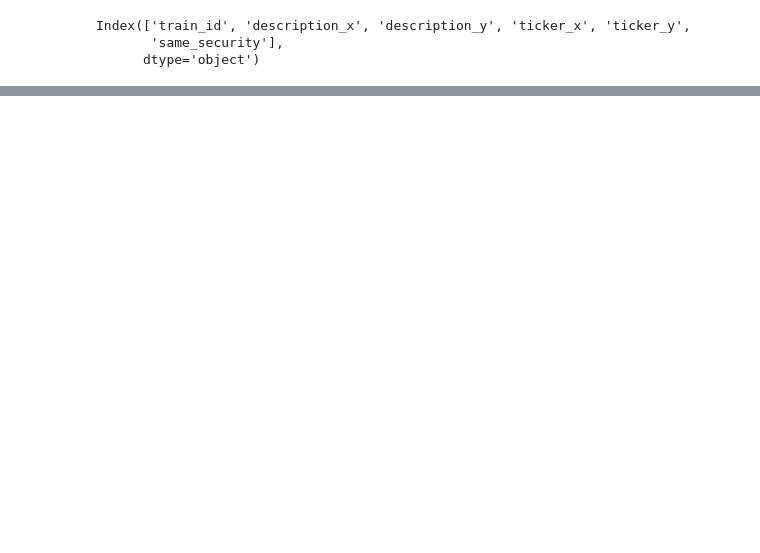
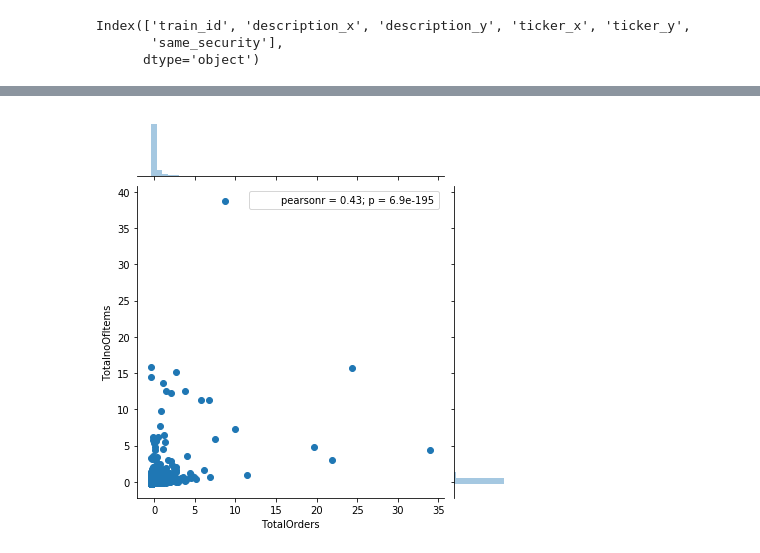
Before and after one commit to harshaks23/ML_DS, a Jupyter notebook: TextAnalysis1.ipynb, the cells around one changed output, grey strips where cells are left out. Saved outputs shown, nothing was run; the diff lists cells and outputs as text; code cells hidden in the pictures; blank space fills up the shorter version.

```diff
--- a/TextAnalysis1.ipynb
+++ b/TextAnalysis1.ipynb
@@ -108,0 +204,5 @@ True
+# %%
+sns.jointplot(x="TotalOrders", y="TotalnoOfItems", data=df)
+plt.show()
+# %% [output]
+[figure, added]
```
Also changed, not shown: parts of 50 cells of this notebook, 1 other file.
